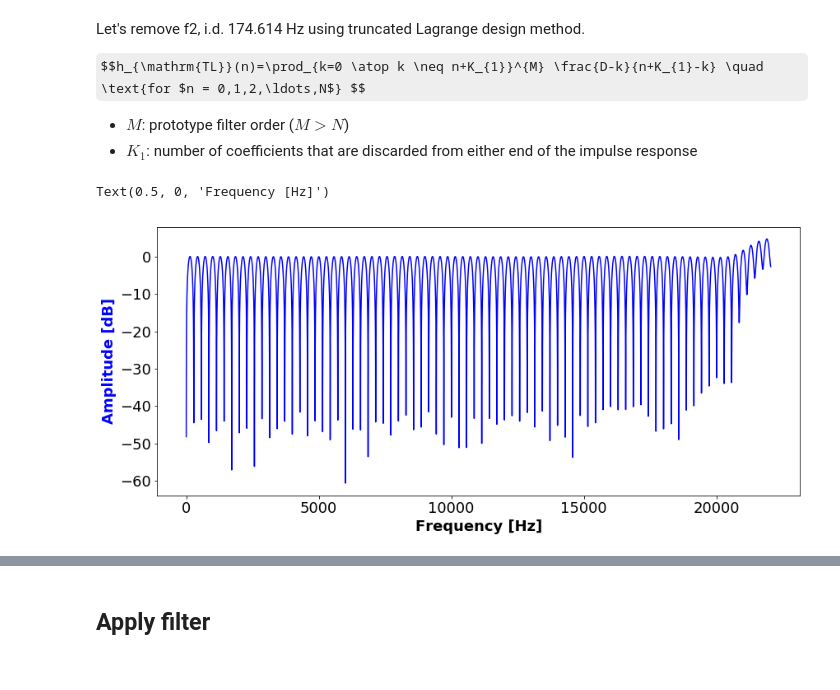
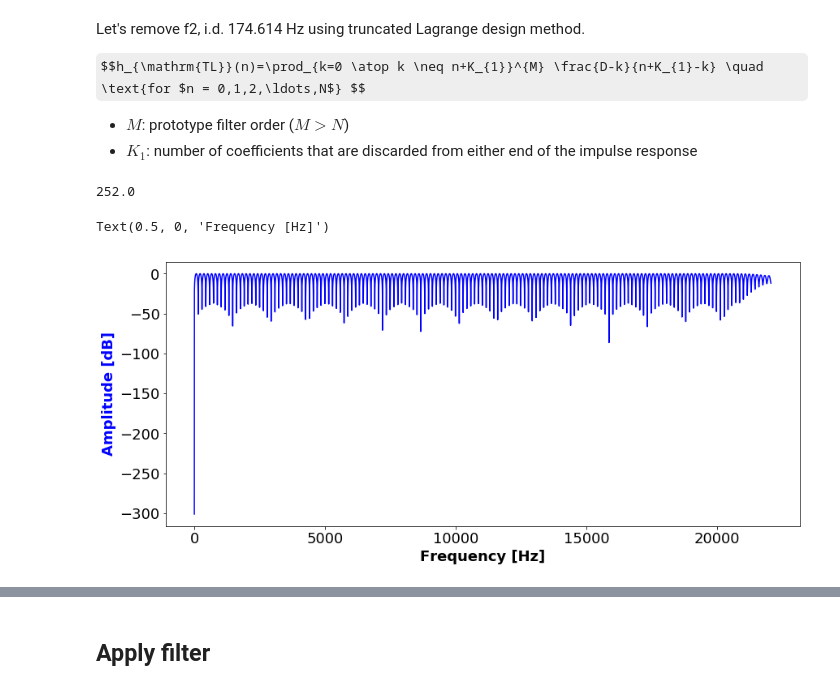
Before and after one commit to SuperShinyEyes/aalto-audio-signal-processing, a Jupyter notebook: homeworks/HW3_fractional_delay_filters.ipynb, the cells around one changed output, grey strips where cells are left out. Drawn from its saved outputs; the diff is of its cells as text; code cells hidden in the pictures; some formulas as TeX source.

```diff
--- a/homeworks/HW3_fractional_delay_filters.ipynb
+++ b/homeworks/HW3_fractional_delay_filters.ipynb
@@ -88,54 +99,77 @@ $$h_{\mathrm{TL}}(n)=\prod_{k=0 \atop k \neq n+K_{1}}^{M} \frac{D-k}{n+K_{1}-k}
 
 - $M$: prototype filter order ($M > N$)
 - $K_1$: number of coefficients that are discarded from either end of the impulse response
+# %%
+np.floor(44100 /2/174.614 ) * 2
+# %% [output]
+252.0
 # %%
-D = 174.3     # Frequency to remove
-N = 160     # Chunk size
-M = 2*N     # Filter order
-d = 0.614   # Fractional delay parameter
-K1 = 20
+def lagrange_truncated(D, N=160, M=2*160, K1=20):
+    """
+    Args:
+        D = 174.3     # Frequency to remove
+        N = 160     # Chunk size
+        M = 2*N     # Filter order
+        d = 0.614   # Fractional delay parameter
+        K1 = 20
 
-def lagrange_truncated():
-    zs = []
+        fs = 44100;
 
-    for n in range(N):
+        %calculate the fraction size for lagrange interpolation and filter order for inverse comb filter for selected fundamental
+        fraction_size = (fs/2)/fundamenta_frequency - 1;
+        filter_order = 2*floor(fraction_size);
+    """
+    h = np.ones(N+1)
+
+    for n in range(N+1):
         """Calculate largrange polynomial in vectorized form"""
-        k_array = np.arange(M)
         # Skip the k = n + K1 in order to avoid zero division error
-        k_array = np.concatenate(
-            (k_array[:n+K1],
-            k_array[n+K1+1:])
-        )
+        for k in range(N+1):
+            if k == n:
+                continue
+            h[n] *= (D-k)/(n-k)
 
-        h_tl = np.prod(
-            (D - k_array) / (n + K1 - k_array)
-        )
-        zs.append(h_tl)
-
-    return np.array(zs)
+    return h
 
 
 from scipy.signal import freqz, lfilter
 
 
 nfft = 2**14
-samplerate = 44100
+fs = 44100
 
 #-------------------------------------------------
 # Plot magnitude response
-b = lagrange_truncated()
-#     b = (1 - b) / 2
+f0 = 146.832
+D = fs / f0
+N = int(2*D)
+# N = 160
+# print(N)
+b = lagrange_truncated(D=D, N=N, M=7*N)
+b1 = np.zeros_like(b)
+#b1[0] = 1
+#b = (b1-b ) / 2
+#-------------------------------------------------
+# w : ndarray
+#     The frequencies at which `h` was computed, in the same units as `fs`.
+#     By default, `w` is normalized to the range [0, pi) (radians/sample).
+# h : ndarray
+#     The frequency response, as complex numbers.
 w, h = freqz(b=b, worN=nfft, whole=False)
-h_dB = 20 * np.log10(abs((1-h)/2))
+h_dB = 20 * np.log10(abs(
+    (1-h)/2
+#     h
+))
 
-w *= 0.5 * samplerate / np.pi
+# Renormalize `w` to Nyquist sample rate
+w *= 0.5 * fs / np.pi
 
 # plot amplitude in dB and frequency on log scale (essentially log-log)
 # we were right, just looking at it wrong
 plt.figure(figsize=(14,6))
 plt.plot(w, h_dB, 'blue')
 plt.ylabel('Amplitude [dB]', color='blue')
 plt.xlabel('Frequency [Hz]')
 # %% [output]
 Text(0.5, 0, 'Frequency [Hz]')
-[figure, old version]
+[figure, new version]
```
Also changed, not shown: parts of 23 cells of this notebook.
